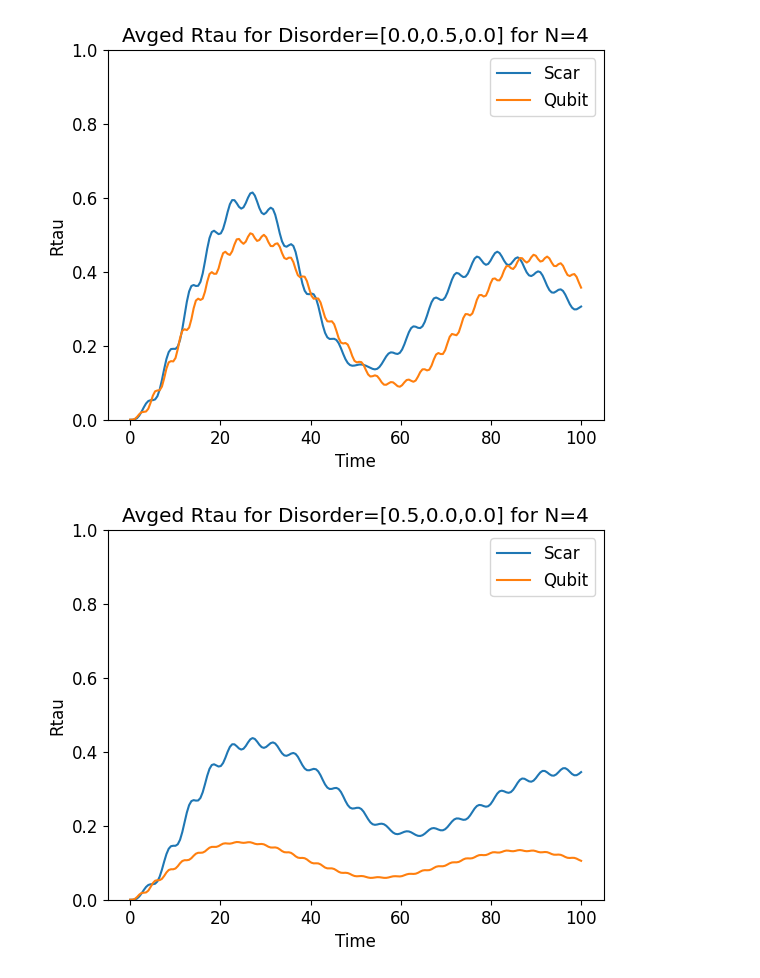
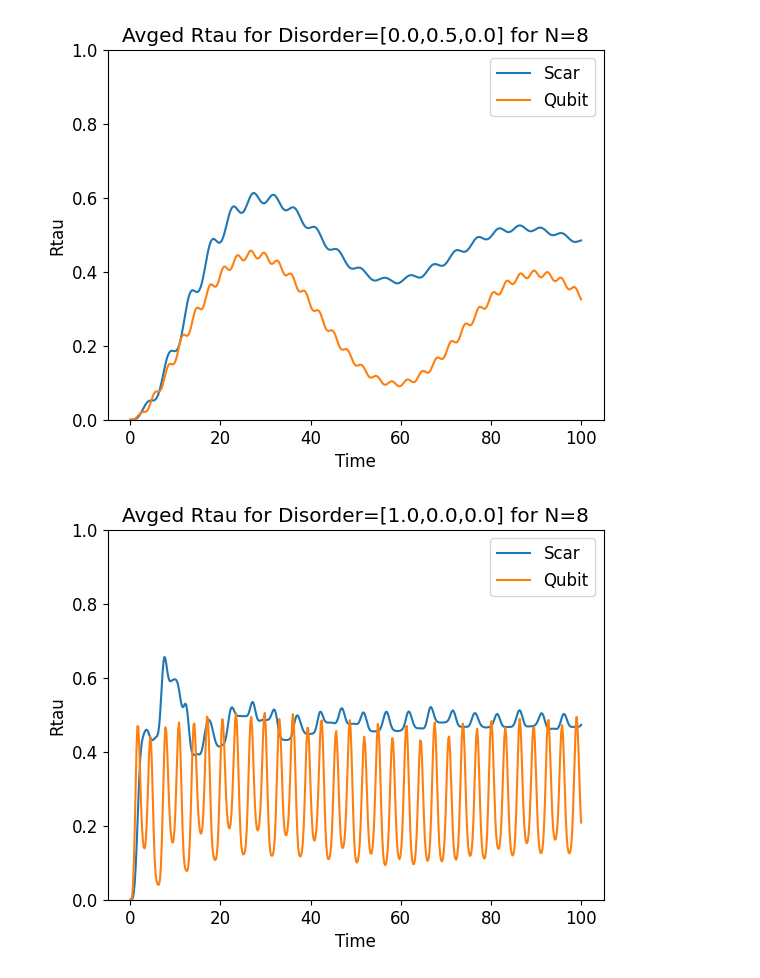
Before and after one commit to Idden/Quantum-Internship, a Jupyter notebook: Quantum_Batteries_Scars/disorder_tests/not_so_incredible_plot.ipynb, the cells around one changed output. Drawn from its saved outputs; the diff is of its cells as text; code cells hidden in the pictures.

```diff
--- a/Quantum_Batteries_Scars/disorder_tests/not_so_incredible_plot.ipynb
+++ b/Quantum_Batteries_Scars/disorder_tests/not_so_incredible_plot.ipynb
@@ -5,14 +5,14 @@ import matplotlib.pyplot as plt
 from quantumScarFunctions import *
 from quantumScarsPlotting import *
 # %%
-N = 4
+N = 8
 wd = 0.6365091993031
 wm = 1.0
 freq_dis = 0.00
 indv_qubit = False
 t_max = 100
 tlist = np.linspace(0, t_max, t_max * 5)
-reals = 200
+reals = 100
 rand = True
 
 dz = 0.0
@@ -60,20 +60,7 @@ plt.show()
 # %%
-N = 4
-wd = 0.6365091993031
-wm = 1.0
-freq_dis = 0.00
-indv_qubit = False
-t_max = 100
-tlist = np.linspace(0, t_max, t_max * 2)
-reals = 200
-rand = True
-
 dz = 0.0
 dy = 0.5
 dx = 0.0
-
-args = {"A": 0.1, "omega": wd}
-qargs = {"A": 0.1, "omega": wm}
 
 full_scar = 0
 for _ in range(reals):
@@ -109,24 +96,14 @@ plt.legend()
 plt.ylim(0, 1)
 plt.show()
 # %% [output]
-[figure, old version]
+[figure, new version]
 # %%
-N = 4
-wd = 0.6365091993031
-wm = 1.0
-freq_dis = 0.00
-indv_qubit = False
-t_max = 100
-tlist = np.linspace(0, t_max, t_max * 2)
-reals = 200
-rand = True
-
-dz = 0.5
+dz = 1.0
 dy = 0.0
 dx = 0.0
 
-args = {"A": 0.1, "omega": wd}
-qargs = {"A": 0.1, "omega": wm}
+args = {"A": 1.1, "omega": wd}
+qargs = {"A": 1.1, "omega": wm}
 
 full_scar = 0
 for _ in range(reals):
@@ -135,31 +112,31 @@ for _ in range(reals):
 
     H = qt.QobjEvo([H0, [H1, coeff]], args=args)
     psi_t = qt.sesolve(H, eigenstates[0], tlist, e_ops=[H0])
     Rtau_scar = np.array(np.real(psi_t.expect[0] - psi_t.expect[0][0]) / bandwidth)
     full_scar += Rtau_scar
 
 full_scar = full_scar / reals
 
 full_qubit = 0
 for _ in range(reals):
     qH0, qH1 = get_qubit_ham(N, wm=wm, ham_disorder=[dz, dy, dx], random_seed=rand, indv_qubits=indv_qubit)
     qeigenvalues, qeigenstates = qH0.eigenstates()
     qbandwidth = qeigenvalues[-1] - qeigenvalues[0]
 
     qH = qt.QobjEvo([qH0, [qH1, coeff]], args=qargs)
     qpsi_t = qt.sesolve(qH, qeigenstates[0], tlist, e_ops=[qH0])
     Rtau_qubit = np.array(np.real(qpsi_t.expect[0] - qpsi_t.expect[0][0]) / qbandwidth)
     full_qubit += Rtau_qubit
 
 full_qubit = full_qubit / reals
 
 plt.title(f"Avged Rtau for Disorder=[{dz},{dy},{dx}] for N={N}")
 plt.xlabel("Time")
 plt.ylabel("Rtau")
 plt.plot(tlist, full_scar, label="Scar")
 plt.plot(tlist, full_qubit, label="Qubit")
 plt.legend()
 plt.ylim(0, 1)
 plt.show()
 # %% [output]
-[figure, old version]
+[figure, new version]
```
Also changed, not shown: parts of 2 cells of this notebook, 5 other files.
